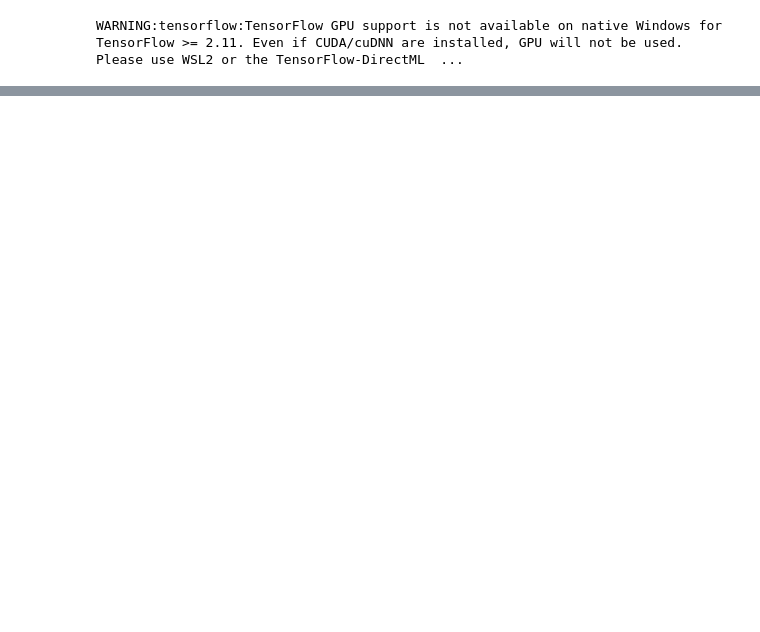
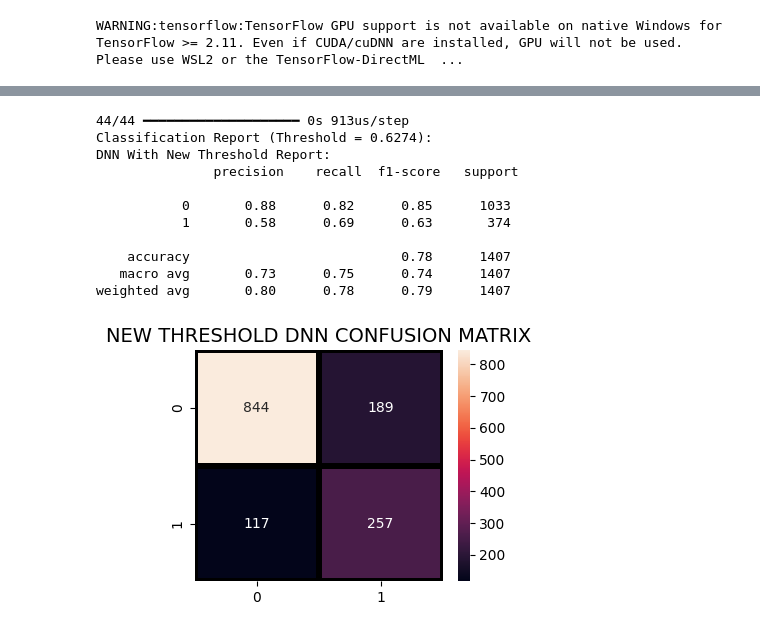
Before and after one commit to ngocmai141106/AI66B_group_9, a Jupyter notebook: code/extra_dnn.ipynb, the cells around one changed output, grey strips where cells are left out. Cells and saved outputs as stored; diff of their text form; code cells hidden in the pictures; blank space fills up the shorter version.

```diff
--- a/code/extra_dnn.ipynb
+++ b/code/extra_dnn.ipynb
@@ -75,0 +224,26 @@ ValueError: could not convert string to float: 'No'
+# %%
+#được r nấu lại bằng threshold trên nhé
+y_pred_proba = model.predict(X_test)
+best_threshold = 0.62745
+y_pred_opt = (y_pred_proba > best_threshold).astype("int32")
+#cook lại model
+print("Classification Report (Threshold = {:.4f}):".format(best_threshold))
+
+print("DNN With New Threshold Report:\n", (classification_report(y_test, y_pred_opt)))
+plt.figure(figsize=(4,3))
+sns.heatmap(confusion_matrix(y_test, y_pred_opt), annot=True,fmt = "d",linecolor="k",linewidths=3)
+plt.title("NEW THRESHOLD DNN CONFUSION MATRIX",fontsize=14)
+plt.show()
+# %% [output]
+44/44 ━━━━━━━━━━━━━━━━━━━━ 0s 913us/step
+Classification Report (Threshold = 0.6274):
+DNN With New Threshold Report:
+               precision    recall  f1-score   support
+
+           0       0.88      0.82      0.85      1033
+           1       0.58      0.69      0.63       374
+
+    accuracy                           0.78      1407
+   macro avg       0.73      0.75      0.74      1407
+weighted avg       0.80      0.78      0.79      1407
+[figure, added]
```
Also changed, not shown: parts of 11 cells of this notebook.
